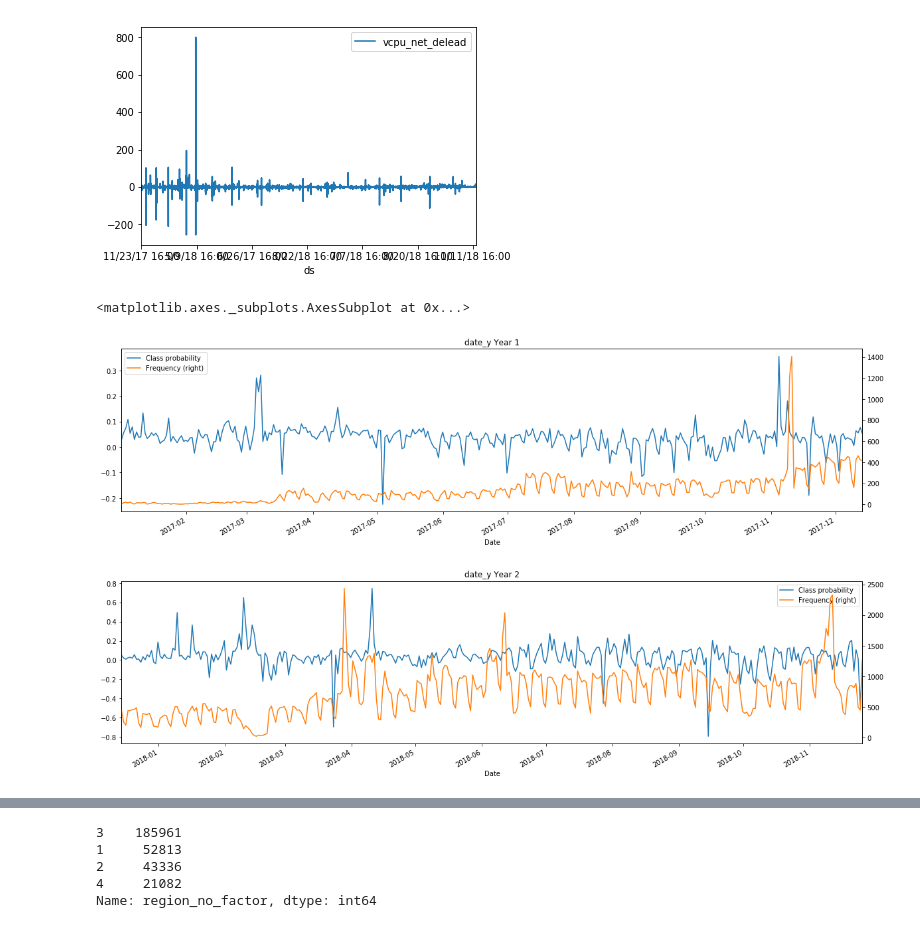
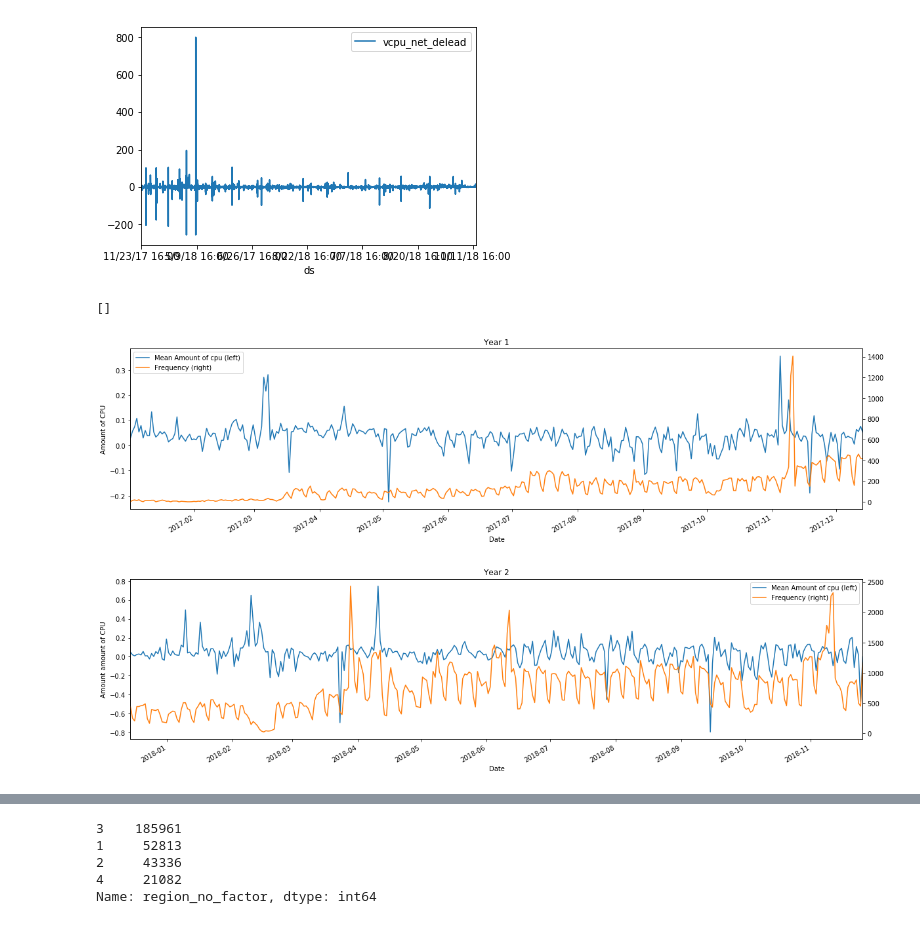
Before and after one commit to pletnev-aleksandr/demand_forecasting, a Jupyter notebook: EDA.ipynb, the cells around one changed output, grey strips where cells are left out. Saved outputs shown, nothing was run; the diff lists cells and outputs as text; code cells hidden in the pictures.

```diff
--- a/EDA.ipynb
+++ b/EDA.ipynb
@@ -28,12 +28,19 @@ df['Month'] = df["ds"].apply(lambda x:datetime.datetime.strptime(x, "%m/%d/%y %H
 df['Day'] = df["ds"].apply(lambda x:datetime.datetime.strptime(x, "%m/%d/%y %H:%M").day)
 # %%
 date_y = pd.DataFrame()
-date_y['Class probability'] = df.groupby('Date')['vcpu_net_delead'].mean()
+date_y['Mean Amount of cpu (left)'] = df.groupby('Date')['vcpu_net_delead'].mean()
 date_y['Frequency'] = df.groupby('Date')['vcpu_net_delead'].size()
 i = int(len(date_y) / 2)
-date_y[:i].plot(secondary_y='Frequency', figsize=(20, 5), title='date_y Year 1')
-date_y[i:].plot(secondary_y='Frequency', figsize=(20, 5), title='date_y Year 2')
+ax = date_y[:i].plot(secondary_y='Frequency', figsize=(20, 5), title='Year 1')
+ax2 = date_y[i:].plot(secondary_y='Frequency', figsize=(20, 5), title='Year 2')
+ax.set_ylabel("Amount of CPU")
+ax2.set_ylabel("Amount amount of CPU")
+
+#if you do this plot properly, then do the
+#6 randomly chosen users and their time series plotted (those with more than 10 points, otherwise it will look empty)
+#and the histograms to check the distribution of each attribute with respect to UIDs, it should be enough
+plt.plot()
 # %% [output]
-<matplotlib.axes._subplots.AxesSubplot at 0x...>
+[]
-[figure, old version]
+[figure, new version]
-[figure, old version]
+[figure, new version]
```
Also changed, not shown: parts of 3 cells of this notebook.
